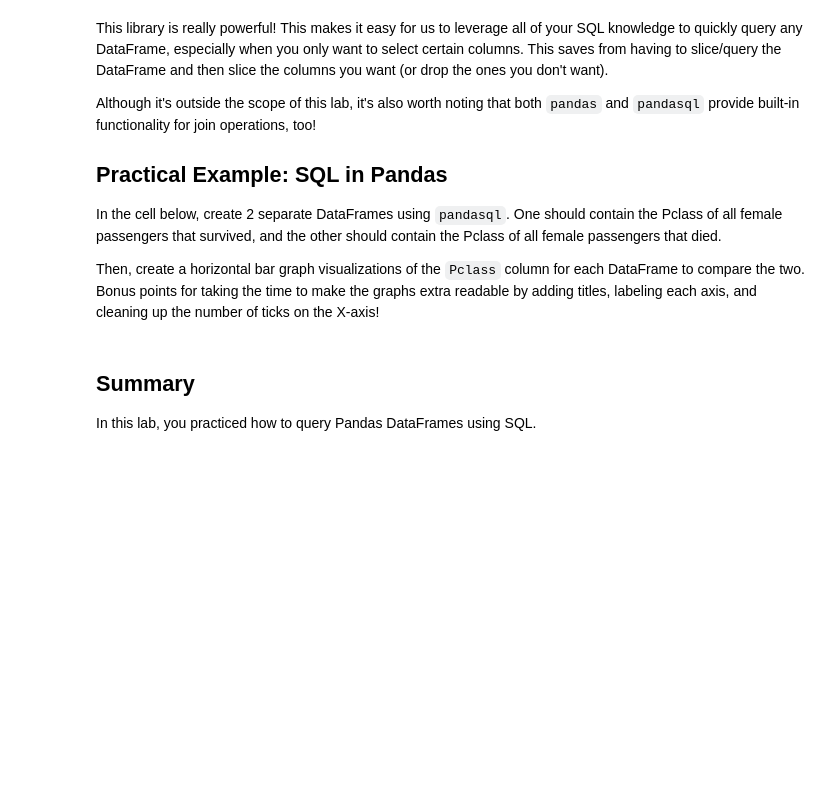
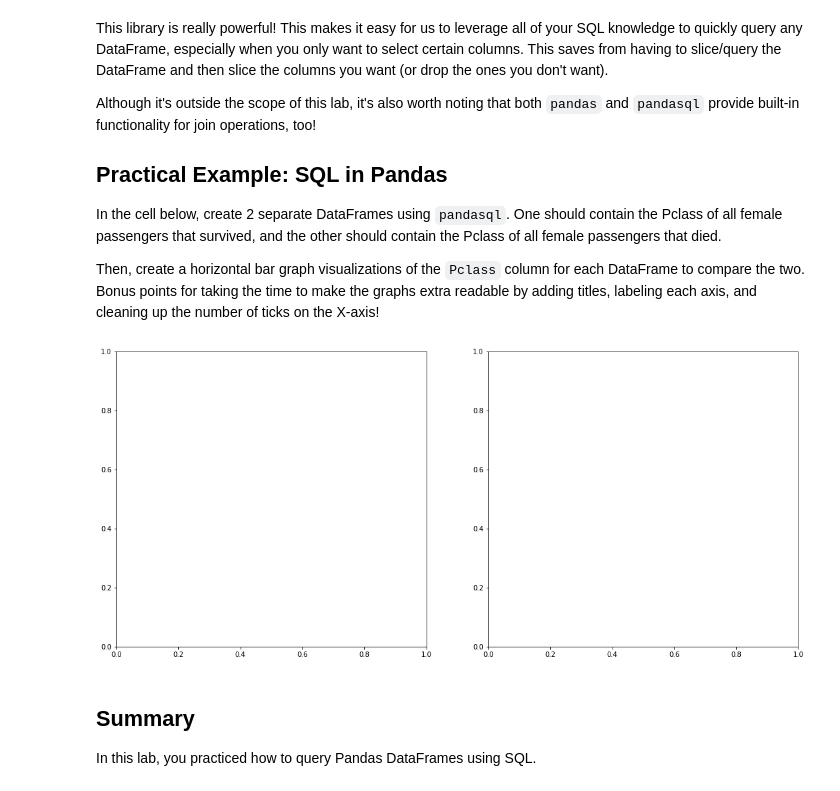
Before and after one commit to kagada01/dsc-using-sql-with-pandas-lab-online-ds-sp-000, a Jupyter notebook: index.ipynb, the cells around one changed output. Cells and saved outputs as stored; diff of their text form; code cells hidden in the pictures; blank space fills up the shorter version.

```diff
--- a/index.ipynb
+++ b/index.ipynb
@@ -146,5 +220,5 @@ would return a copy of the `some_df` dataframe, but will now include a column `C
 
 In the cell below, use the DataFrame's `eval()` method in place to add a column called `Age_x_Fare`, and set it equal to `Age` multiplied by `Fare`.
 # %%
-df = None
+df = df.eval('Age_x_Fare = Fare*Age')
 df.head()
@@ -175,3 +254,5 @@ pysqldf = None
+# %%
+pysqldf = lambda q: sqldf(q, globals())
 # %% [markdown]
 Great! That will save you from having to pass `globals()` as an argument every time you query, which can get a bit tedious.
 
@@ -212,13 +324,25 @@ In the cell below, create 2 separate DataFrames using `pandasql`.  One should co
 Then, create a horizontal bar graph visualizations of the `Pclass` column for each DataFrame to compare the two.  Bonus points for taking the time to make the graphs extra readable by adding titles, labeling each axis, and cleaning up the number of ticks on the X-axis!
 # %%
 # Write your queries in these variables to keep your code well-formatted and readable
-q3 = None
-q4 = None
+q3 = """SELECT *
+        FROM df
+        WHERE Sex == 'female' AND Survived == 1
+     """
+q4 = """SELECT *
+        FROM df
+        WHERE Sex == 'female' AND Survived == 0
+     """
 
-survived_females_by_pclass_df = None
-died_females_by_pclass_df = None
+survived_fems = pysqldf(q3)
+dead_fems = pysqldf(q4)
+
 
 # Create and label the histograms for each below!
+fig, axes = plt.subplots(ncols=2, nrows=1, figsize=(18,8))
+
+survived_fems
+# %% [output]
+[figure, added]
 # %% [markdown]
 ## Summary
 
```
Also changed, not shown: parts of 25 cells of this notebook.
